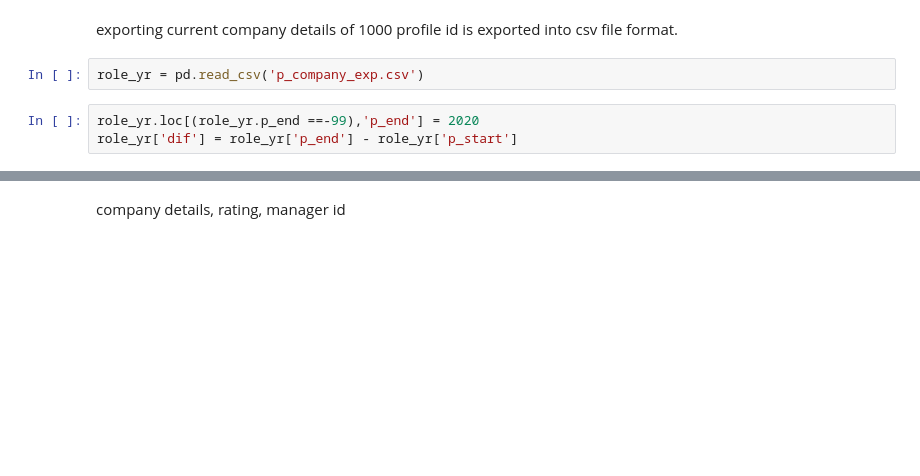
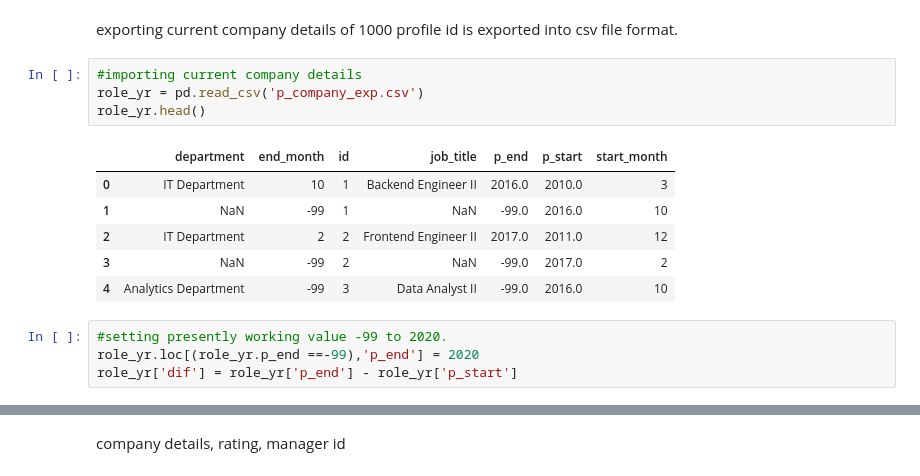
Before and after one commit to vrc-vinodh/mock-data-generation, a Jupyter notebook: generating-mock-data.ipynb, the cells around one changed output, grey strips where cells are left out. Drawn from its saved outputs; the diff is of its cells as text; blank space fills up the shorter version.

```diff
--- a/generating-mock-data.ipynb
+++ b/generating-mock-data.ipynb
@@ -1582,8 +1582,18 @@ p_company_exp.to_csv('p_company_exp.csv',index=False)
 # %% [markdown]
 exporting current company details of 1000 profile id is exported into csv file format.
 # %%
+#importing current company details
 role_yr = pd.read_csv('p_company_exp.csv')
+role_yr.head()
+# %% [output]
+|  | department | end_month | id | job_title | p_end | p_start | start_month |
+| 0 | IT Department | 10 | 1 | Backend Engineer II | 2016.0 | 2010.0 | 3 |
+| 1 | NaN | -99 | 1 | NaN | -99.0 | 2016.0 | 10 |
+| 2 | IT Department | 2 | 2 | Frontend Engineer II | 2017.0 | 2011.0 | 12 |
+| 3 | NaN | -99 | 2 | NaN | -99.0 | 2017.0 | 2 |
+| 4 | Analytics Department | -99 | 3 | Data Analyst II | -99.0 | 2016.0 | 10 |
 # %%
+#setting presently working value -99 to 2020.
 role_yr.loc[(role_yr.p_end ==-99),'p_end'] = 2020
 role_yr['dif'] = role_yr['p_end'] - role_yr['p_start']
 # %%
```
Also changed, not shown: parts of 21 cells of this notebook.
